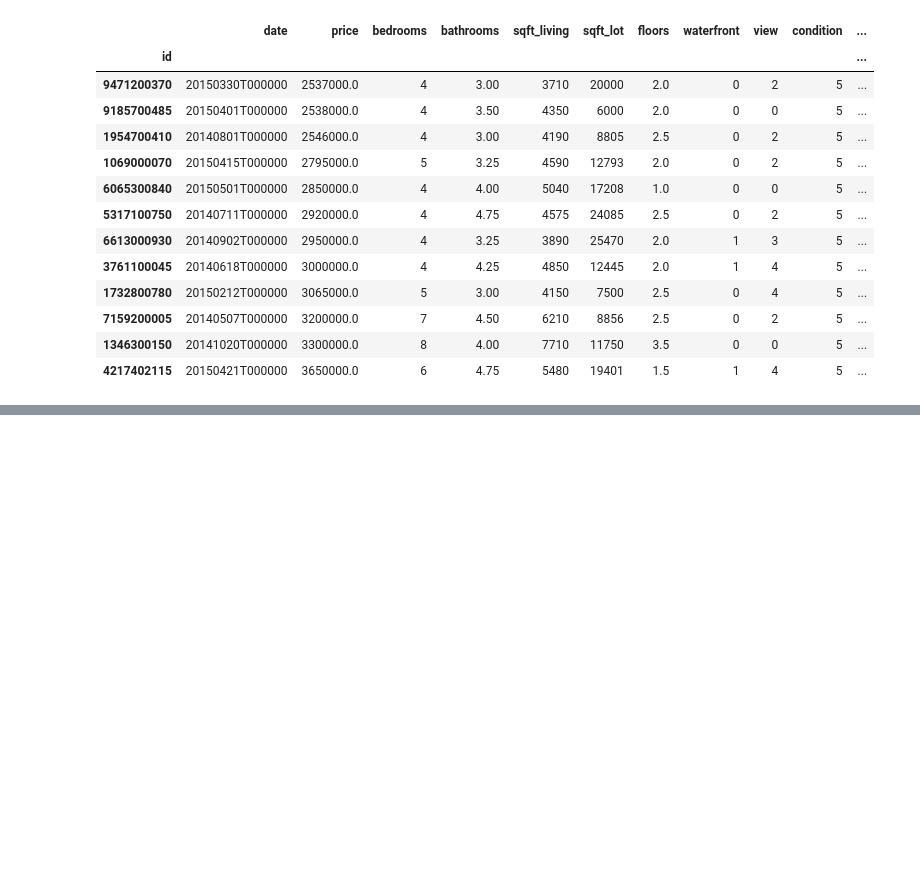
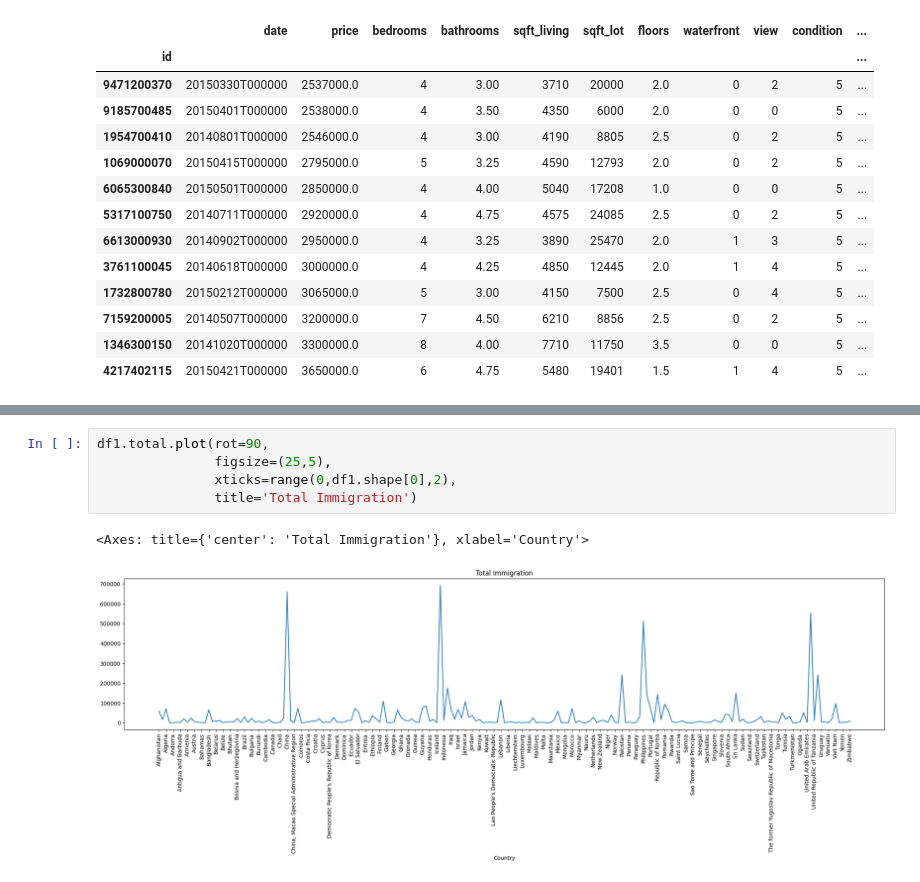
Before and after one commit to DewanshMishra19/python-programs, a Jupyter notebook: 8apandas.ipynb, the cells around one changed output, grey strips where cells are left out. Saved outputs shown, nothing was run; the diff lists cells and outputs as text; blank space fills up the shorter version.

```diff
--- a/8apandas.ipynb
+++ b/8apandas.ipynb
@@ -609,0 +1143,8 @@ df.query('price>2500000 and condition ==5').sort_values('price')
+# %%
+df1.total.plot(rot=90,
+               figsize=(25,5),
+               xticks=range(0,df1.shape[0],2),
+               title='Total Immigration')
+# %% [output]
+<Axes: title={'center': 'Total Immigration'}, xlabel='Country'>
+[figure, added]
```
Also changed, not shown: parts of 61 cells of this notebook, 2 other files.
